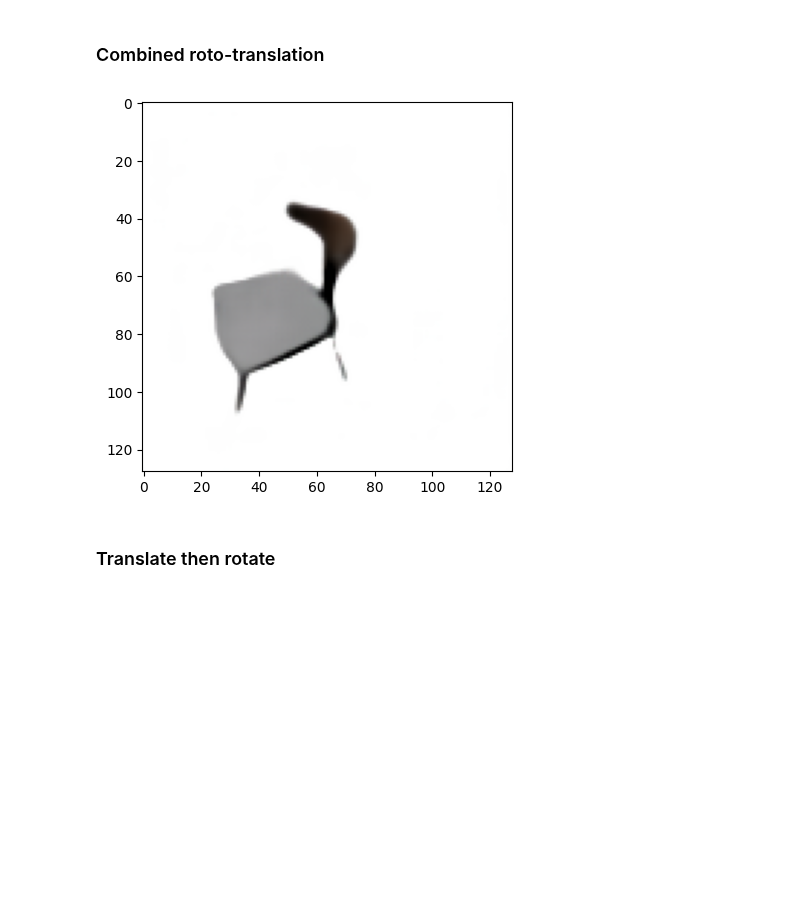
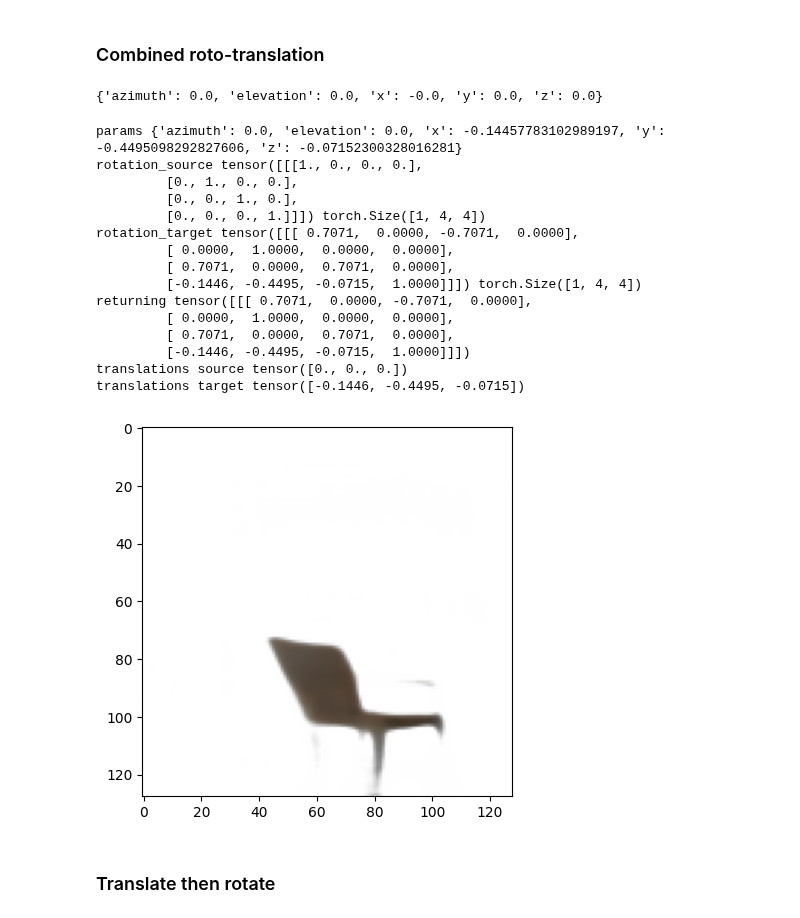
Before and after one commit to elidub/equiv-neural-rendering, a Jupyter notebook: roto_tranlation_order.ipynb, the cells around one changed output. Saved outputs shown, nothing was run; the diff lists cells and outputs as text; code cells hidden in the pictures; blank space fills up the shorter version.

```diff
--- a/roto_tranlation_order.ipynb
+++ b/roto_tranlation_order.ipynb
@@ -190,41 +75,101 @@ plot_img_tensor(rendered.detach())
 ## With angles
 # %% [markdown]
 ### Combined roto-translation
+# %%
+import json
+
+
+def load_params(path, img_id="00000"):
+    """Loads camera parameters from JSON file.
+
+    Args:
+        path (str): Path to JSON file.
+        img_id (str): Image ID.
+
+    Returns:
+        dict: Dictionary of camera parameters.
+    """
+    with open(path, 'r') as f:
+        params = json.load(f)
+    return params[img_id]
+
+load_params('data_prep/output_test/scene3/render_params.json', img_id="00000")
+# %% [output]
+{'azimuth': 0.0, 'elevation': 0.0, 'x': -0.0, 'y': 0.0, 'z': 0.0}
 # %%
+import math
+
+def radians_to_degrees(radians):
+    """Converts radians to degrees.
+
+    Args:
+        radians (torch.Tensor): Tensor of radians.
+
+    Returns:
+        torch.Tensor: Tensor of degrees.
+    """
+    return radians * (180 / math.pi)
+
+path = directory + '/render_params.json'
+img_id = "00007"
+params = load_params(path, img_id)
+print('params', params)
+azimuth = radians_to_degrees(params['azimuth'])
+elevation = radians_to_degrees(params['elevation'])
+#azimuth, elevation = elevation, azimuth
+x = params['x']
+y = params['y']
+z = params['z']
+
 # As a rotation matrix can feel a little abstract, we can also reason in terms of
 # camera azimuth and elevation. The initial coordinate at which the source image
 # is observed is given by the following azimuth and elevation. Note that these
 # are not necessary to generate novel views (as shown above), we just use them
 # for convenience to generate rotation matrices
 azimuth_source = torch.Tensor([0.]).to(device)
 elevation_source = torch.Tensor([0.]).to(device)
 translations_source = torch.Tensor([0., 0., 0.]).to(device)
 
 # You can set these to any value you like!
 # Positive (negative) values correspond to moving camera to the right (left)
-azimuth_shift = torch.Tensor([30.]).to(device)
+azimuth_shift = torch.Tensor([azimuth]).to(device)
 # Positive (negative) values correspond to moving camera up (down)
-elevation_shift = torch.Tensor([30.]).to(device)
+elevation_shift = torch.Tensor([elevation]).to(device)
 # Translation values
-translations_shift = torch.Tensor([0., -0.2, 0.3]).to(device)
+translations_shift = torch.Tensor([x, y, z]).to(device)
 
 azimuth_target = azimuth_source + azimuth_shift
 elevation_target = elevation_source + elevation_shift
 translations_target = translations_source + translations_shift
 
 # Rotate scene to match target camera angle
 translated_scene = model.rotate_source_to_target(
     scene,
     azimuth_source, elevation_source, translations_source,
     azimuth_target, elevation_target, translations_target
 )
 
 # Render rotated scene
 rendered = model.render(translated_scene)
 
 plot_img_tensor(rendered.detach())
 # %% [output]
+params {'azimuth': 0.0, 'elevation': 0.0, 'x': -0.14457783102989197, 'y': -0.4495098292827606, 'z': -0.07152300328016281}
+rotation_source tensor([[[1., 0., 0., 0.],
+         [0., 1., 0., 0.],
+         [0., 0., 1., 0.],
+         [0., 0., 0., 1.]]]) torch.Size([1, 4, 4])
+rotation_target tensor([[[ 0.7071,  0.0000, -0.7071,  0.0000],
+         [ 0.0000,  1.0000,  0.0000,  0.0000],
+         [ 0.7071,  0.0000,  0.7071,  0.0000],
+         [-0.1446, -0.4495, -0.0715,  1.0000]]]) torch.Size([1, 4, 4])
+returning tensor([[[ 0.7071,  0.0000, -0.7071,  0.0000],
+         [ 0.0000,  1.0000,  0.0000,  0.0000],
+         [ 0.7071,  0.0000,  0.7071,  0.0000],
+         [-0.1446, -0.4495, -0.0715,  1.0000]]])
+translations source tensor([0., 0., 0.])
+translations target tensor([-0.1446, -0.4495, -0.0715])
-[figure, old version]
+[figure, new version]
 # %% [markdown]
 ### Translate then rotate
 # %%
```
Also changed, not shown: parts of 16 cells of this notebook.
